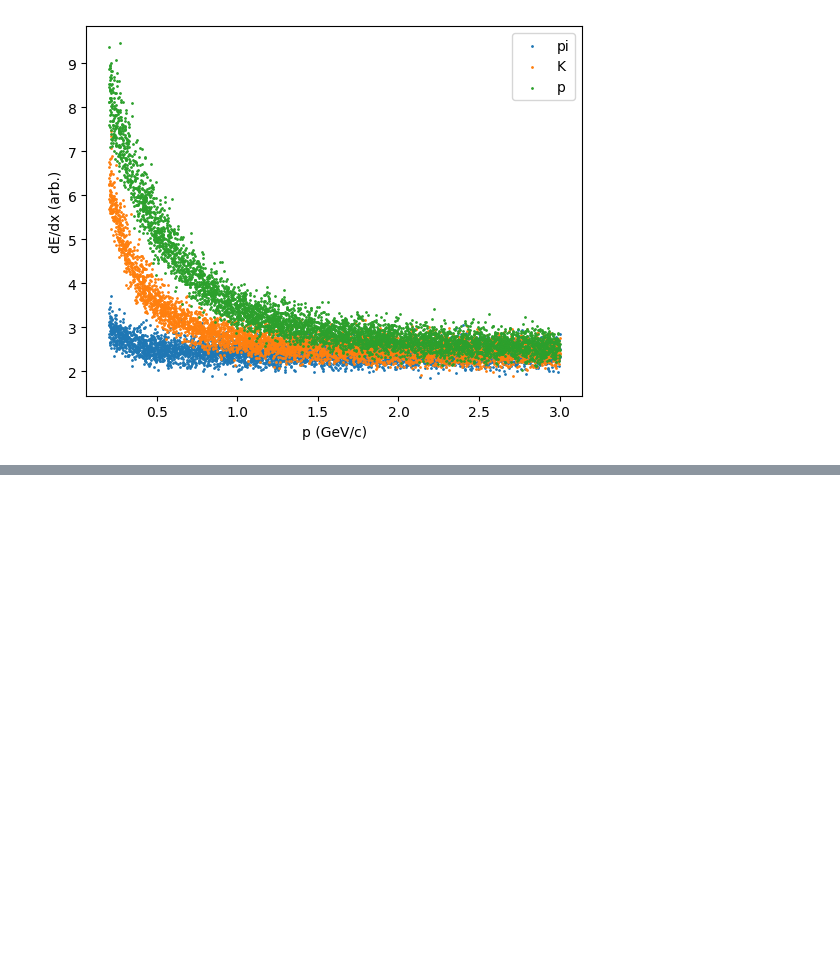
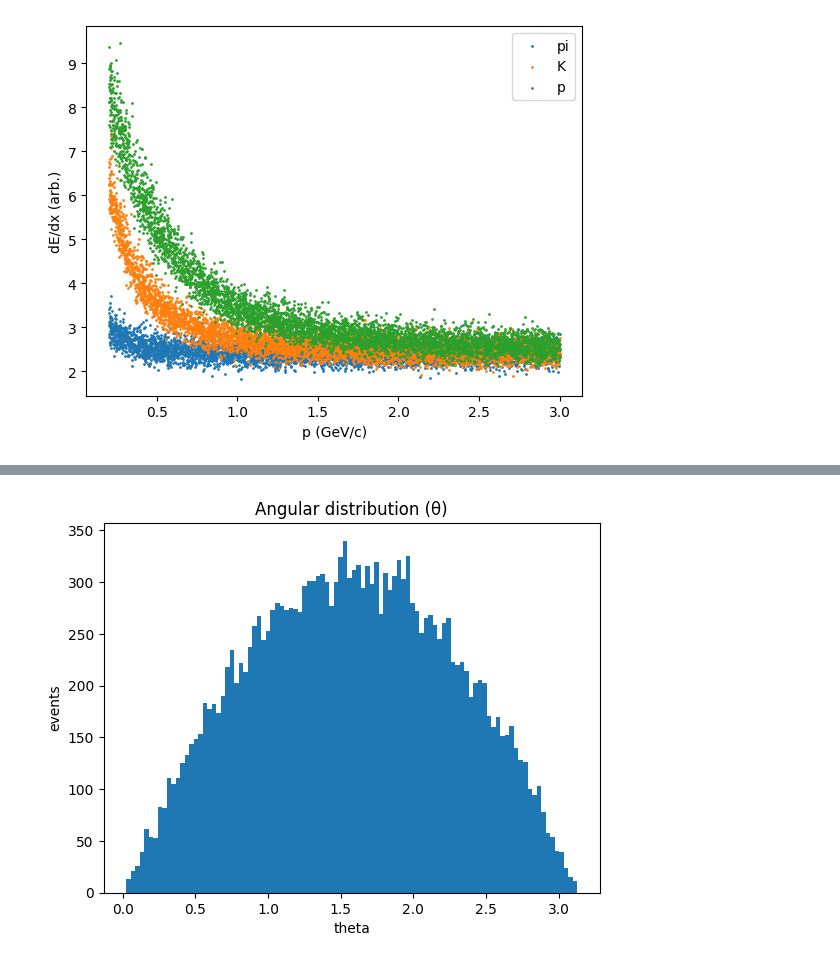
Before and after one commit to marekmichalczyk03-blip/Project_for_exam, a Jupyter notebook: generator.ipynb, the cells around one changed output, grey strips where cells are left out. Saved outputs shown, nothing was run; the diff lists cells and outputs as text; code cells hidden in the pictures; blank space fills up the shorter version.

```diff
--- a/generator.ipynb
+++ b/generator.ipynb
@@ -165,0 +340,21 @@ plt.show()
+# %%
+thetas = []
+phis = []
+
+for _ in range(20000):
+    (E1, p1), _ = two_body_decay(3.096, 0.105, 0.105)
+
+    p = np.linalg.norm(p1)
+    theta = np.arccos(p1[2] / p)
+    phi = np.arctan2(p1[1], p1[0])
+
+    thetas.append(theta)
+    phis.append(phi)
+
+plt.hist(thetas, bins=100)
+plt.xlabel("theta")
+plt.ylabel("events")
+plt.title("Angular distribution (θ)")
+plt.show()
+# %% [output]
+[figure, added]
```
Also changed, not shown: parts of 16 cells of this notebook.
